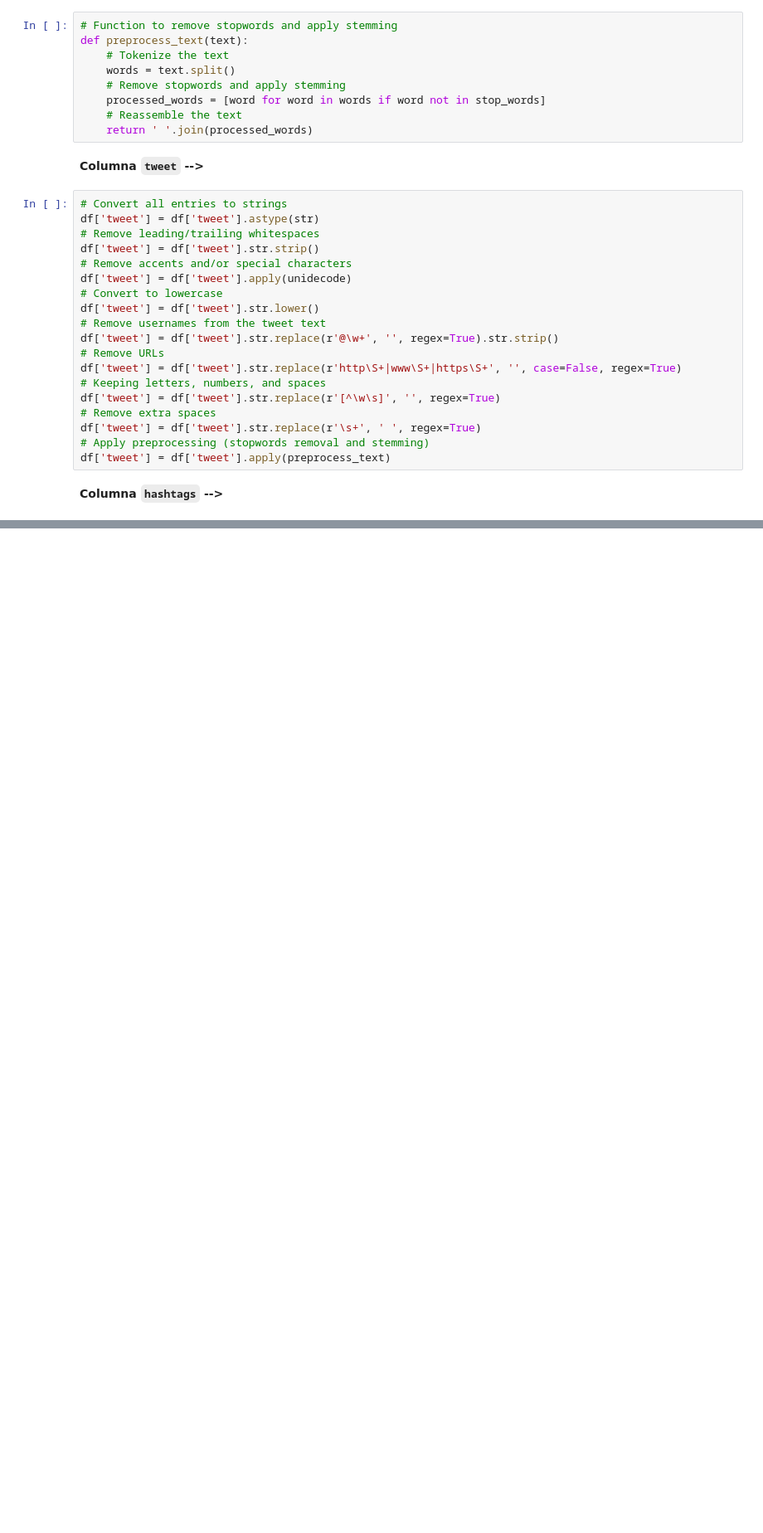
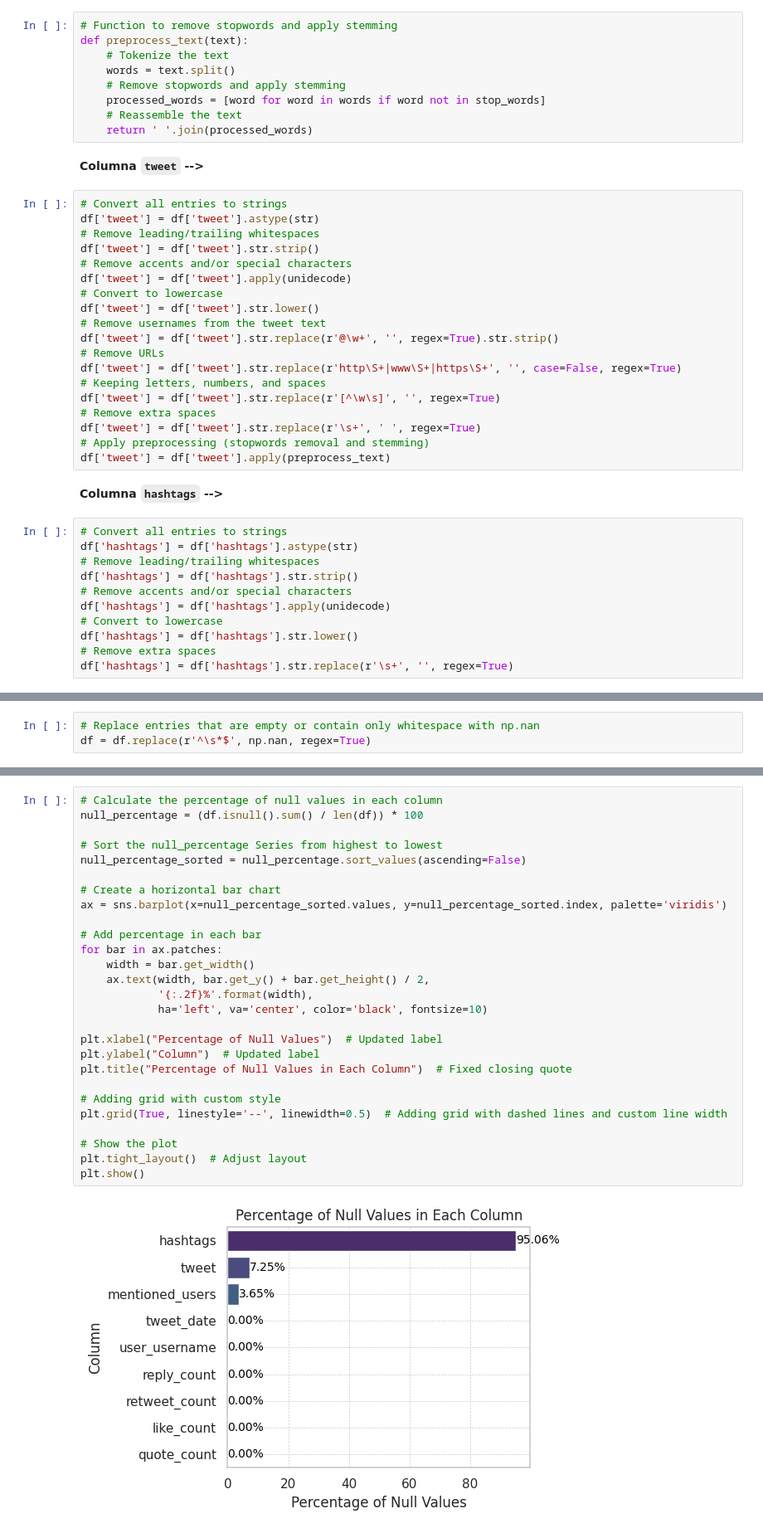
Before and after one commit to Andrea-gt/snetwork-analysis, a Jupyter notebook: snetwork_analysis.ipynb, the cells around one changed output, grey strips where cells are left out. Shown at 83% size. Saved outputs shown, nothing was run; the diff lists cells and outputs as text; blank space fills up the shorter version.

Commit message:
feat: Brief Null Analysis

```diff
--- a/snetwork_analysis.ipynb
+++ b/snetwork_analysis.ipynb
@@ -209,3 +212,14 @@ df['tweet'] = df['tweet'].str.replace(r'\s+', ' ', regex=True)
 df['tweet'] = df['tweet'].apply(preprocess_text)
 # %% [markdown]
 **Columna `hashtags` -->**
+# %%
+# Convert all entries to strings
+df['hashtags'] = df['hashtags'].astype(str)
+# Remove leading/trailing whitespaces
+df['hashtags'] = df['hashtags'].str.strip()
+# Remove accents and/or special characters
+df['hashtags'] = df['hashtags'].apply(unidecode)
+# Convert to lowercase
+df['hashtags'] = df['hashtags'].str.lower()
+# Remove extra spaces
+df['hashtags'] = df['hashtags'].str.replace(r'\s+', '', regex=True)
@@ -211,0 +228,3 @@ df['tweet'] = df['tweet'].apply(preprocess_text)
+# %%
+# Replace entries that are empty or contain only whitespace with np.nan
+df = df.replace(r'^\s*$', np.nan, regex=True)
@@ -211,0 +255,29 @@ df['tweet'] = df['tweet'].apply(preprocess_text)
+# %%
+# Calculate the percentage of null values in each column
+null_percentage = (df.isnull().sum() / len(df)) * 100
+
+# Sort the null_percentage Series from highest to lowest
+null_percentage_sorted = null_percentage.sort_values(ascending=False)
+
+# Create a horizontal bar chart
+ax = sns.barplot(x=null_percentage_sorted.values, y=null_percentage_sorted.index, palette='viridis')
+
+# Add percentage in each bar
+for bar in ax.patches:
+    width = bar.get_width()
+    ax.text(width, bar.get_y() + bar.get_height() / 2,
+            '{:.2f}%'.format(width),
+            ha='left', va='center', color='black', fontsize=10)
+
+plt.xlabel("Percentage of Null Values")  # Updated label
+plt.ylabel("Column")  # Updated label
+plt.title("Percentage of Null Values in Each Column")  # Fixed closing quote
+
+# Adding grid with custom style
+plt.grid(True, linestyle='--', linewidth=0.5)  # Adding grid with dashed lines and custom line width
+
+# Show the plot
+plt.tight_layout()  # Adjust layout
+plt.show()
+# %% [output]
+[figure, added]
```
Also changed, not shown: parts of 4 cells of this notebook.
